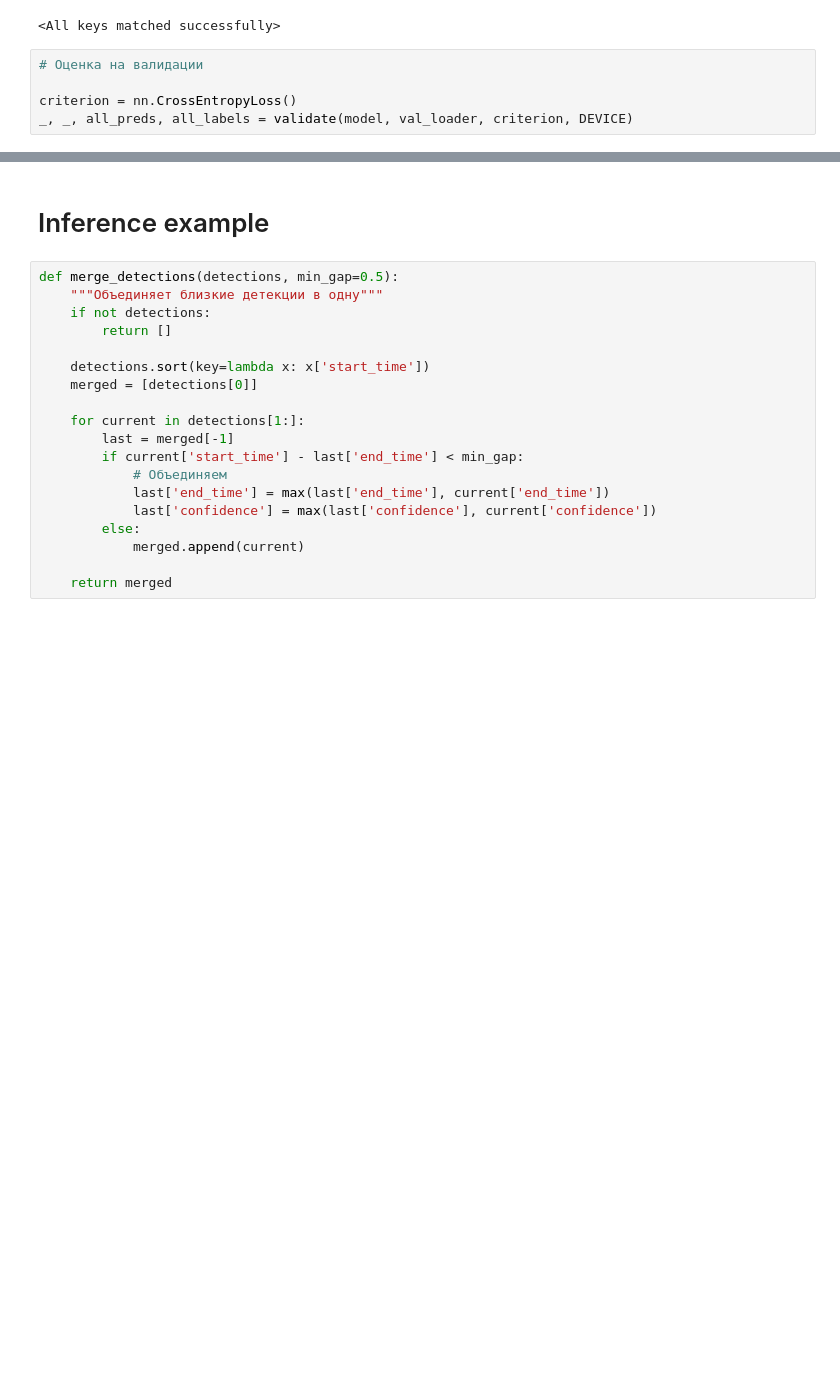
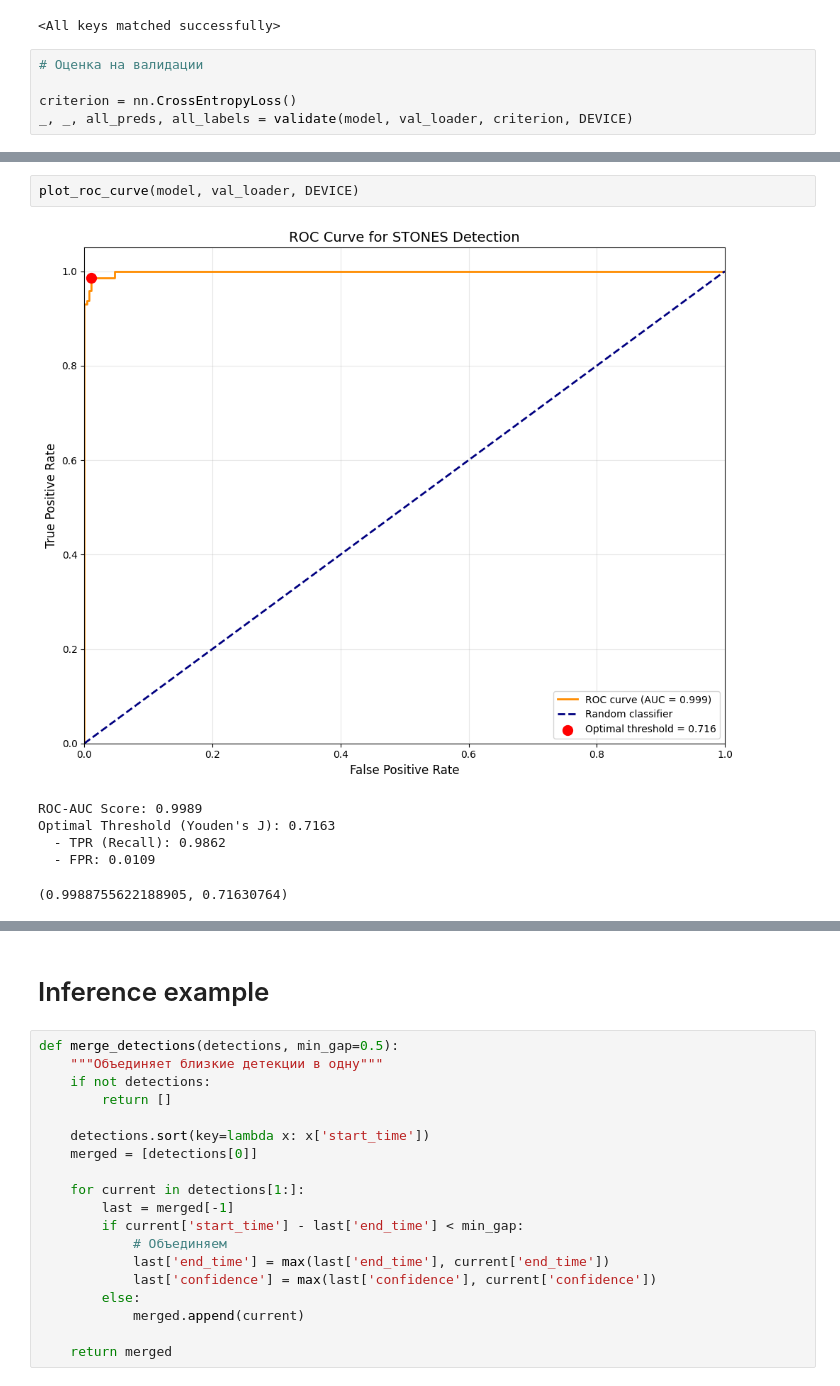
Before and after one commit to VictoriaKlyueva/hot-word-detection, a Jupyter notebook: notebooks/CNN_detector.ipynb, the cells around one changed output, grey strips where cells are left out. Drawn from its saved outputs; the diff is of its cells as text; blank space fills up the shorter version.

```diff
--- a/notebooks/CNN_detector.ipynb
+++ b/notebooks/CNN_detector.ipynb
@@ -565,0 +646,9 @@ F1-score:  0.8000
+# %%
+plot_roc_curve(model, val_loader, DEVICE)
+# %% [output]
+[figure, added]
+ROC-AUC Score: 0.9989
+Optimal Threshold (Youden's J): 0.7163
+  - TPR (Recall): 0.9862
+  - FPR: 0.0109
+(0.9988755622188905, 0.71630764)
```
Also changed, not shown: parts of 11 cells of this notebook, 2 other files.
